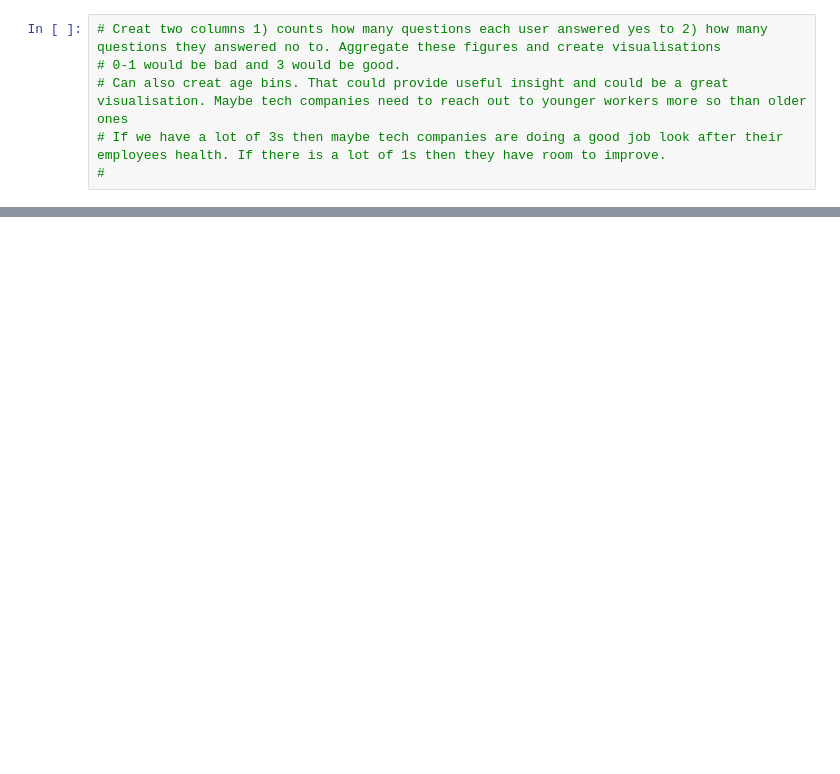
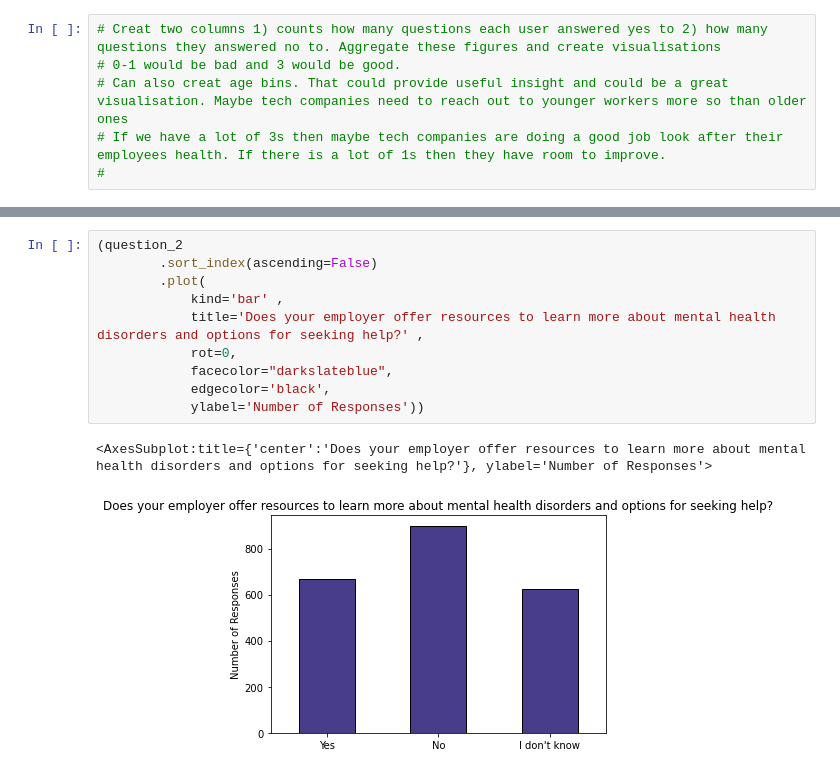
Before and after one commit to Patrick-Bacza/Group-7---Project, a Jupyter notebook: Employer_Analysis.ipynb, the cells around one changed output, grey strips where cells are left out. Cells and saved outputs as stored; diff of their text form; blank space fills up the shorter version.

```diff
--- a/Employer_Analysis.ipynb
+++ b/Employer_Analysis.ipynb
@@ -32,0 +149,13 @@ Survey_Data.head()
+# %%
+(question_2
+        .sort_index(ascending=False)
+        .plot(
+            kind='bar' ,
+            title='Does your employer offer resources to learn more about mental health disorders and options for seeking help?' ,
+            rot=0,
+            facecolor="darkslateblue",
+            edgecolor='black',
+            ylabel='Number of Responses'))
+# %% [output]
+<AxesSubplot:title={'center':'Does your employer offer resources to learn more about mental health disorders and options for seeking help?'}, ylabel='Number of Responses'>
+[figure, added]
```
Also changed, not shown: parts of 14 cells of this notebook.
